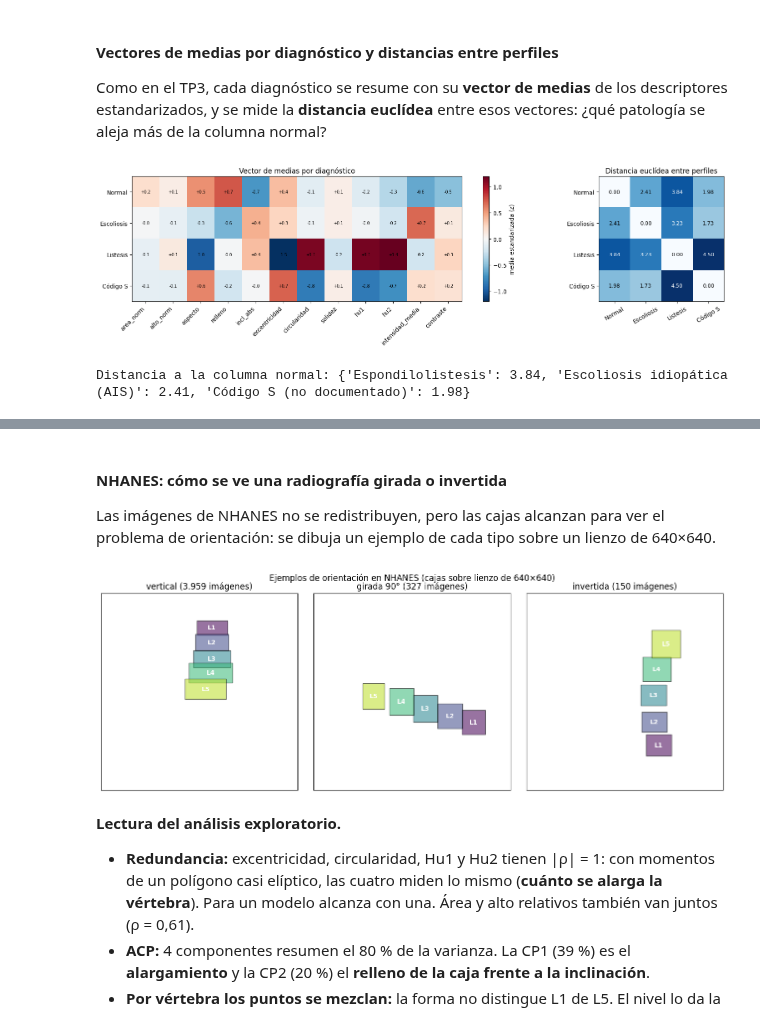
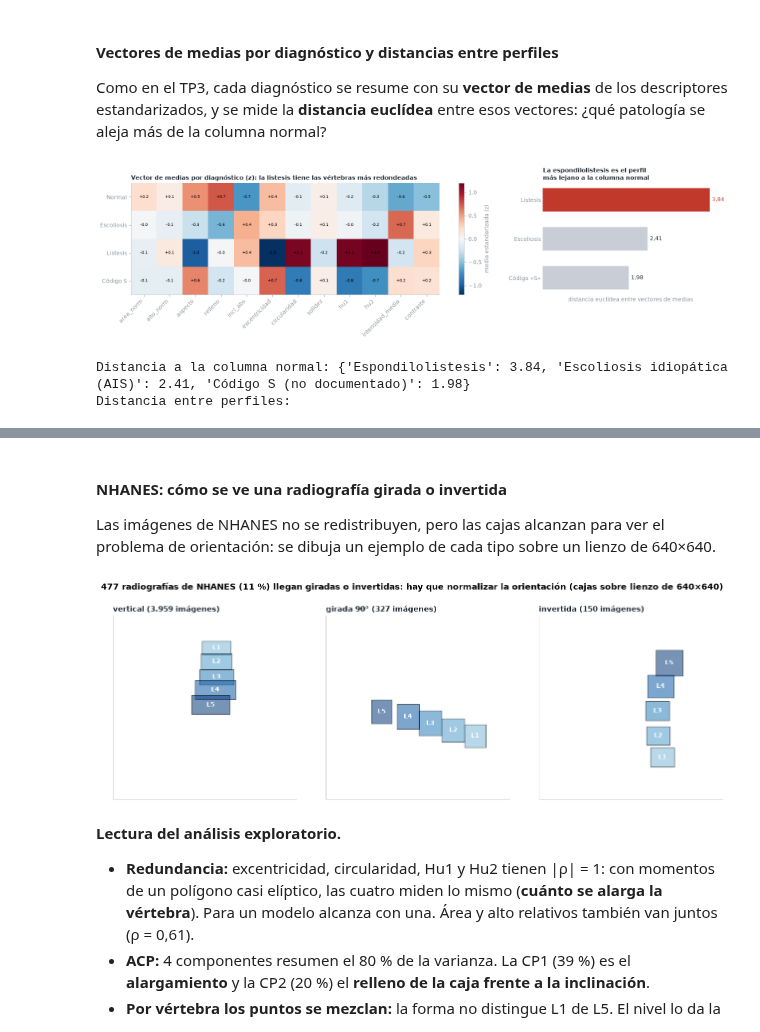
Before and after one commit to marcoskantor/Curso_Introduccion_Ingenieria_Datos, a Jupyter notebook: Proyecto_final.ipynb, the cells around one changed output, grey strips where cells are left out. Drawn from its saved outputs; the diff is of its cells as text; code cells hidden in the pictures.

```diff
--- a/Proyecto_final.ipynb
+++ b/Proyecto_final.ipynb
@@ -485,11 +537,19 @@ anotaciones["aspecto"]   = caja_w / caja_h
 anotaciones["relleno"]   = anotaciones.area_px / (caja_w * caja_h)
 VARS = ["area_norm", "aspecto", "relleno"]
 
-fig, axes = plt.subplots(1, 2, figsize=(12, 3.5))
-for ax, var, titulo in [(axes[0], "area_rel", "área / área de la imagen (depende del encuadre)"),
-                        (axes[1], "area_norm", "área / mediana de sus vecinas (comparable)")]:
-    ax.boxplot([anotaciones.loc[anotaciones.vertebra == v, var] for v in CLASES])
-    ax.set_xticks(range(1, len(CLASES) + 1), CLASES); ax.set_title(titulo, fontsize=10)
+fig, axes = plt.subplots(1, 2, figsize=(12, 3.6))
+for ax, var, color, titulo in [
+        (axes[0], "area_rel", PAL["gris_txt"], "Área / área de la imagen: depende del encuadre"),
+        (axes[1], "area_norm", PAL["azul"], "Área / mediana de sus vecinas: comparable entre imágenes")]:
+    bp = ax.boxplot([anotaciones.loc[anotaciones.vertebra == v, var] for v in CLASES], whis=UMBRAL_TUKEY,
+                    patch_artist=True, medianprops=dict(color="white", lw=1.5),
+                    flierprops=dict(marker="o", markersize=4, markerfacecolor=PAL["rojo"], markeredgecolor=PAL["rojo"]))
+    for caja in bp["boxes"]:
+        caja.set(facecolor=color, edgecolor=color)
+    ax.set_xticks(range(1, len(CLASES) + 1), CLASES); ax.set_title(titulo)
+axes[0].yaxis.set_major_formatter(FuncFormatter(lambda v, _: f"{100 * v:.0f} %")); axes[0].set_ylabel("% del área de la imagen")
+axes[1].axhline(1, color=PAL["gris"], ls="--", lw=0.8, zorder=0); axes[1].set_ylabel("1 = tamaño de sus vecinas")
+axes[1].yaxis.set_major_formatter(coma(1))
 plt.tight_layout(); plt.show()
 # %% [output]
 Fuera de la imagen (> 2 %): 0 | degenerados (área < 1 px²): 0
@@ -592,11 +658,11 @@ ejemplo = anotaciones.groupby("archivo")["vertebra"].nunique().idxmax()
 img_path = next(RAW.rglob(ejemplo))
 fig, ax = plt.subplots(figsize=(6, 7))
 ax.imshow(Image.open(img_path), cmap="gray")
-colores = plt.cm.viridis(np.linspace(0, 1, len(CLASES)))
+colores = plt.cm.Blues(np.linspace(0.45, 0.95, len(CLASES)))   # secuencial: el orden L1→L5 es ordinal
 for a in anotaciones[anotaciones.archivo == ejemplo].itertuples():
     pts = vertices[(vertices.archivo == ejemplo) & (vertices.linea == a.linea)].sort_values("orden")
     ax.fill(pts.x_px, pts.y_px, alpha=0.35, color=colores[a.orden])
     ax.text(a.cx, a.cy, a.vertebra, color="white", ha="center", va="center", fontweight="bold")
-ax.set_title(ejemplo[:40]); ax.axis("off")
+ax.set_title("Los polígonos caen sobre los cuerpos vertebrales,\nde L1 (arriba) a L5 (abajo)"); ax.axis("off")
 plt.tight_layout(); plt.show()
 # %% [output]
@@ -1035,28 +1141,32 @@ Como en el TP3, cada diagnóstico se resume con su **vector de medias** de los d
 # %%
 from scipy.spatial.distance import cdist
 zdf = pd.DataFrame(Zd, columns=DESC).assign(diagnostico=diag_v.values)
 medias = zdf.groupby("diagnostico")[DESC].mean().reindex(list(col_d))
 dist = pd.DataFrame(cdist(medias, medias), index=medias.index, columns=medias.index)
 cortos = ["Normal", "Escoliosis", "Listesis", "Código S"]
 
 fig, axes = plt.subplots(1, 2, figsize=(16, 4.6), gridspec_kw={"width_ratios": [2.2, 1]})
 ax = axes[0]
 im = ax.imshow(medias.values, cmap="RdBu_r", vmin=-1.2, vmax=1.2, aspect="auto")
 ax.set_xticks(range(len(DESC)), DESC, rotation=45, ha="right"); ax.set_yticks(range(len(cortos)), cortos)
 for i in range(medias.shape[0]):
     for j in range(medias.shape[1]):
         ax.text(j, i, f"{medias.iat[i, j]:+.1f}", ha="center", va="center", fontsize=7)
-plt.colorbar(im, ax=ax, label="media estandarizada (z)"); ax.set_title("Vector de medias por diagnóstico")
+plt.colorbar(im, ax=ax, label="media estandarizada (z)"); ax.set_title("Vector de medias por diagnóstico (z): la listesis tiene las vértebras más redondeadas")
 ax = axes[1]
-im = ax.imshow(dist.values, cmap="Blues")
-ax.set_xticks(range(len(cortos)), cortos, rotation=30); ax.set_yticks(range(len(cortos)), cortos)
-for i in range(len(cortos)):
-    for j in range(len(cortos)):
-        ax.text(j, i, f"{dist.iat[i, j]:.2f}", ha="center", va="center", fontsize=9,
-                color="white" if dist.iat[i, j] > dist.values.max() * 0.6 else "black")
-ax.set_title("Distancia euclídea entre perfiles")
+d_norm = dist["Normal"].drop("Normal").sort_values()
+cols = [PAL["rojo"] if d == d_norm.idxmax() else PAL["gris"] for d in d_norm.index]
+ax.barh(range(len(d_norm)), d_norm.values, color=cols, height=0.6)
+for i, v in enumerate(d_norm.values):
+    ax.text(v + 0.05, i, f"{v:.2f}".replace(".", ","), va="center", color=cols[i] if i == len(d_norm) - 1 else PAL["tinta"])
+ax.set_yticks(range(len(d_norm)), [CORTO[d] for d in d_norm.index]); ax.set_xticks([])
+ax.spines["bottom"].set_visible(False); ax.spines["left"].set_visible(False); ax.tick_params(axis="y", length=0)
+ax.set_title("La espondilolistesis es el perfil\nmás lejano a la columna normal")
+ax.set_xlabel("distancia euclídea entre vectores de medias")
 plt.tight_layout(); plt.show()
 print("Distancia a la columna normal:", dist["Normal"].drop("Normal").round(2).sort_values(ascending=False).to_dict())
+print("Distancia entre perfiles:"); display(dist.round(2))
 # %% [output]
-[figure, old version]
+[figure, new version]
 Distancia a la columna normal: {'Espondilolistesis': 3.84, 'Escoliosis idiopática (AIS)': 2.41, 'Código S (no documentado)': 1.98}
+Distancia entre perfiles:
@@ -1067,7 +1183,7 @@ Las imágenes de NHANES no se redistribuyen, pero las cajas alcanzan para ver el
 # %%
 from matplotlib.patches import Rectangle
 fig, axes = plt.subplots(1, 3, figsize=(13, 4.6))
-colores_c = plt.cm.viridis(np.linspace(0, 0.9, len(CLASES)))
+colores_c = plt.cm.Blues(np.linspace(0.45, 0.95, len(CLASES)))
 # ejemplos limpios: imágenes con las 5 vértebras y sin errores de orden
 resumen = anot2.groupby("archivo")["orden_coherente"].agg(["size", "min"])
 ok = resumen.index[(resumen["size"] == 5) & (resumen["min"] == 1)]
@@ -1080,10 +1196,12 @@ for ax, tipo in zip(axes, ["vertical", "girada 90°", "invertida"]):
     ax.set_xlim(0, 640); ax.set_ylim(640, 0); ax.set_aspect("equal")
     n = int((img2["orientacion"] == tipo).sum())
     ax.set_title(f"{tipo} ({n:,} imágenes)".replace(",", ".")); ax.set_xticks([]); ax.set_yticks([])
-plt.suptitle("Ejemplos de orientación en NHANES (cajas sobre lienzo de 640×640)")
-plt.tight_layout(); plt.show()
+n_malas = int(img2["orientacion"].isin(["girada 90°", "invertida"]).sum())
+plt.suptitle(f"{n_malas} radiografías de NHANES ({100 * n_malas / len(img2):.0f} %) llegan giradas o invertidas: "
+             "hay que normalizar la orientación (cajas sobre lienzo de 640×640)", x=0.01, ha="left", fontweight="bold")
+plt.tight_layout(rect=(0, 0, 1, 0.94)); plt.show()
 # %% [output]
-[figure, old version]
+[figure, new version]
 # %% [markdown]
 **Lectura del análisis exploratorio.**
 * **Redundancia:** excentricidad, circularidad, Hu1 y Hu2 tienen |ρ| = 1: con momentos de un polígono casi elíptico, las cuatro miden lo mismo (**cuánto se alarga la vértebra**). Para un modelo alcanza con una. Área y alto relativos también van juntos (ρ = 0,61).
```
Also changed, not shown: parts of 23 cells of this notebook, 21 other files.
